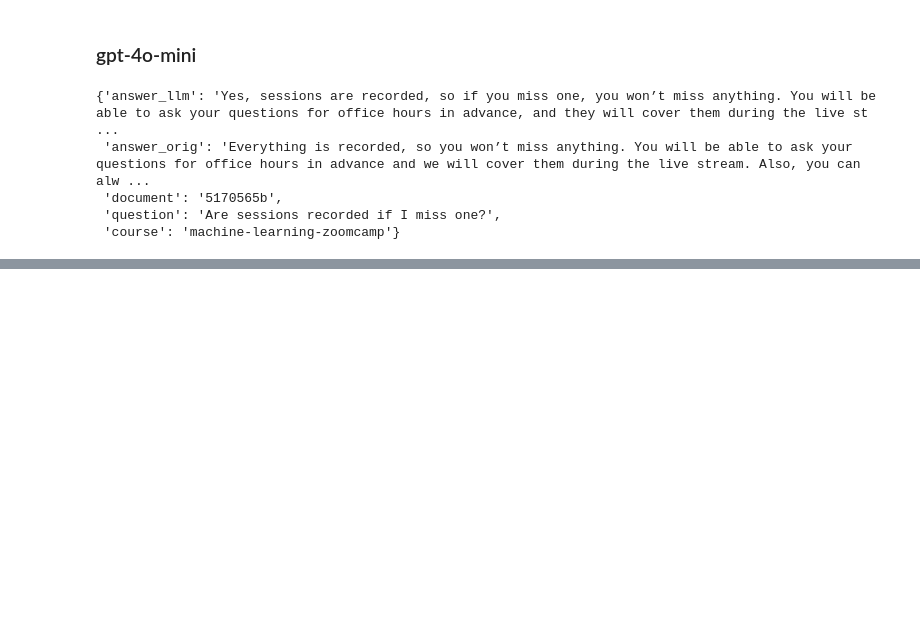
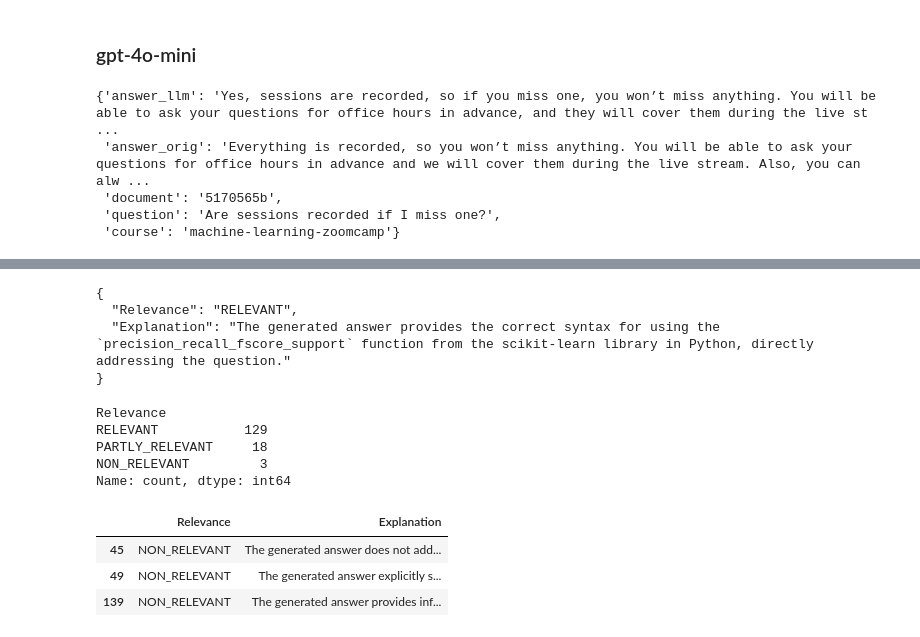
Before and after one commit to bobbykim89/llm-zoomcamp, a Jupyter notebook: 03-evaluation/rag_evaluation/offline-rag-evaluation.ipynb, the cells around one changed output, grey strips where cells are left out. Cells and saved outputs as stored; diff of their text form; code cells hidden in the pictures; blank space fills up the shorter version.

```diff
--- a/03-evaluation/rag_evaluation/offline-rag-evaluation.ipynb
+++ b/03-evaluation/rag_evaluation/offline-rag-evaluation.ipynb
@@ -443,0 +643,8 @@ df_gpt4o_mini.to_csv('data/results-gpt4o-mini.csv', index=False)
+# %%
+evaluation = llm(prompt=prompt, model='gpt-4o-mini')
+print(evaluation)
+# %% [output]
+{
+  "Relevance": "RELEVANT",
+  "Explanation": "The generated answer provides the correct syntax for using the `precision_recall_fscore_support` function from the scikit-learn library in Python, directly addressing the question."
+}
@@ -443,0 +664,17 @@ df_gpt4o_mini.to_csv('data/results-gpt4o-mini.csv', index=False)
+# %%
+df_evaluations_2_csv = pd.read_csv('data/evaluations-qa.csv')
+df_evaluations_2 = pd.DataFrame(df_evaluations_2_csv)
+df_evaluations_2.Relevance.value_counts()
+# %% [output]
+Relevance
+RELEVANT           129
+PARTLY_RELEVANT     18
+NON_RELEVANT         3
+Name: count, dtype: int64
+# %%
+df_evaluations_2[df_evaluations_2.Relevance == 'NON_RELEVANT']
+# %% [output]
+|  | Relevance | Explanation |
+| 45 | NON_RELEVANT | The generated answer does not add... |
+| 49 | NON_RELEVANT | The generated answer explicitly s... |
+| 139 | NON_RELEVANT | The generated answer provides inf... |
```
Also changed, not shown: parts of 21 cells of this notebook, 2 other files.
